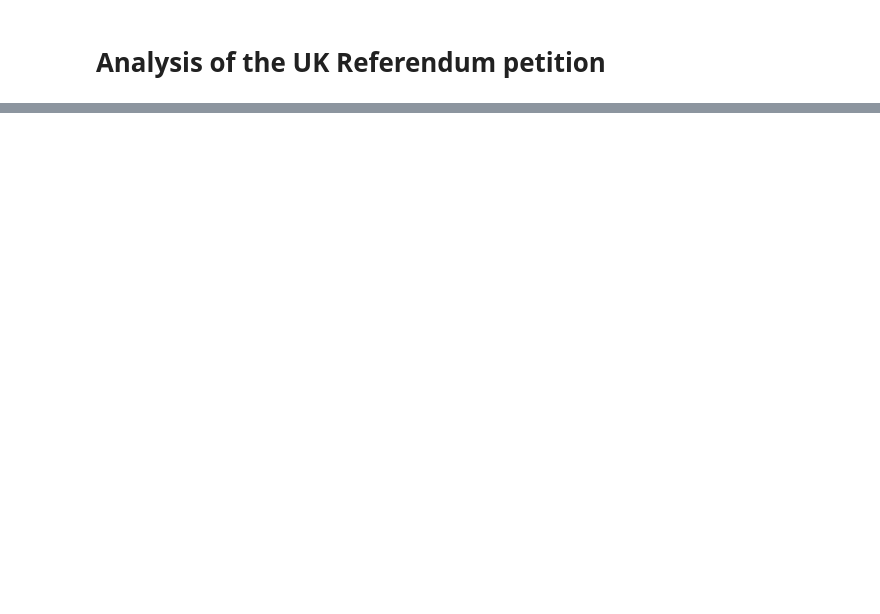
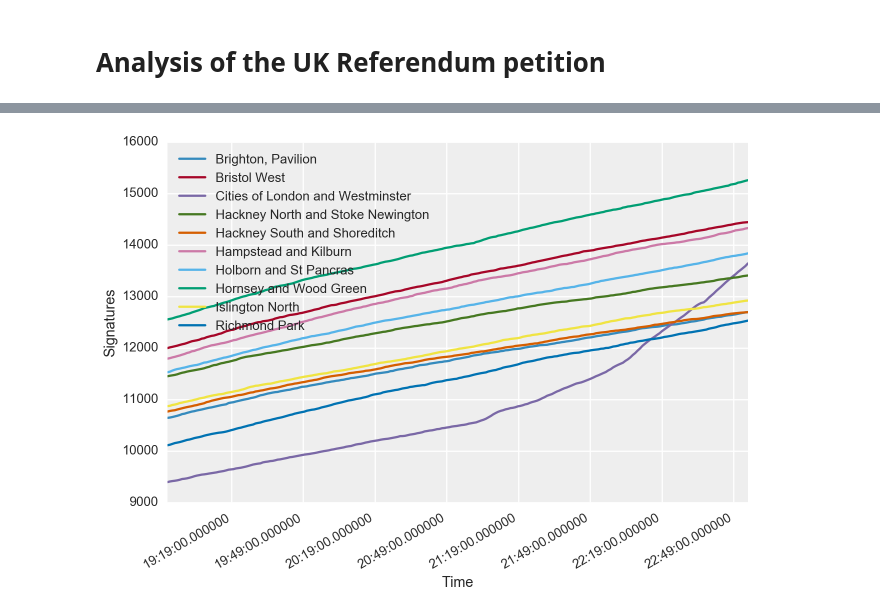
Before and after one commit to mindriot101/eu-referendum-petition-stats, a Jupyter notebook: visualisation.ipynb, the cells around one changed output, grey strips where cells are left out. Drawn from its saved outputs; the diff is of its cells as text; code cells hidden in the pictures; blank space fills up the shorter version.

```diff
--- a/visualisation.ipynb
+++ b/visualisation.ipynb
@@ -136,0 +148,4 @@ fig.autofmt_xdate()
+# %%
+plot_group(highest_10)
+# %% [output]
+[figure, added]
```
Also changed, not shown: parts of 14 cells of this notebook.
